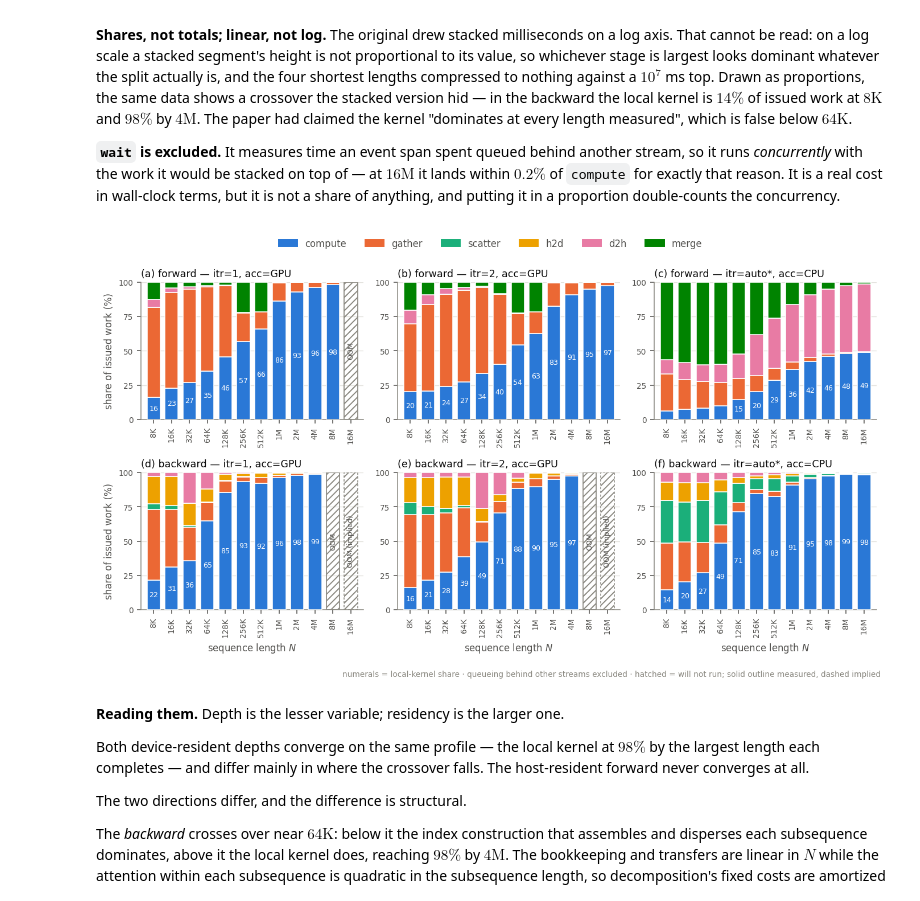
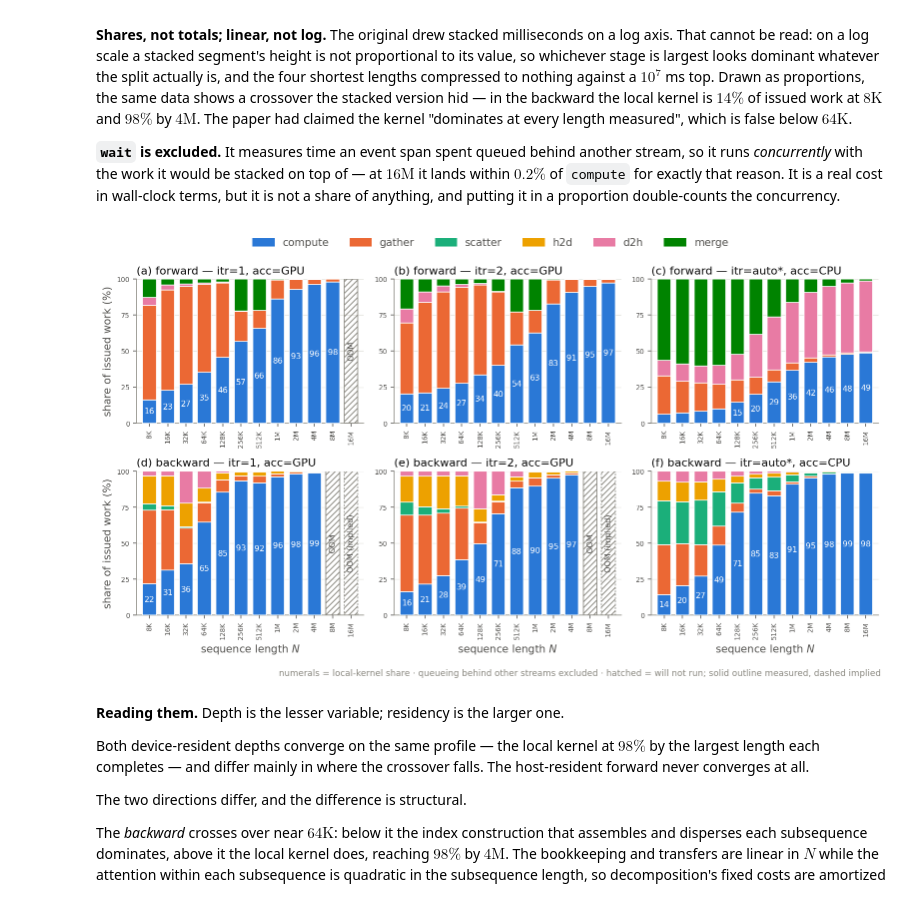
Before and after one commit to yiming-b/Stream-CQSA, a Jupyter notebook: notebooks/paper_figures.ipynb, the cells around one changed output. Saved outputs shown, nothing was run; the diff lists cells and outputs as text; code cells hidden in the pictures.

```diff
--- a/notebooks/paper_figures.ipynb
+++ b/notebooks/paper_figures.ipynb
@@ -369,8 +375,8 @@ def plot_panel(ax, rows, direction, field, ylabel, title,
                 if xi and depths.get(x) is not None and \
                         depths.get(x) != depths.get(xs[xi - 1]):
                     ax.annotate(f"itr={depths[x]}", (x, ys[xi]),
-                                textcoords="offset points", xytext=(-4, -13),
-                                ha="right", fontsize=7, color=SLOT[ci], zorder=6)
+                                textcoords="offset points", xytext=(-7, -17),
+                                ha="right", fontsize=fs(7), color=SLOT[ci], zorder=6)
 
     style_axes(ax, "sequence length $N$", ylabel, title,
                xscale="linear" if capacity else "log")
@@ -384,7 +390,7 @@ def plot_panel(ax, rows, direction, field, ylabel, title,
         ax.axhline(capacity, color=INK3, lw=0.9, ls=(0, (5, 3)), zorder=1)
         ax.text(0.015, capacity * 1.01, f"device limit {capacity:g} GiB",
                 transform=ax.get_yaxis_transform(), va="bottom", ha="left",
-                color=INK3, fontsize=7)
+                color=INK3, fontsize=fs(7))
         y_fail = capacity
     else:
         ax.set_ylim(top=hi * 6 if hi else None)
@@ -426,7 +432,10 @@ PANELS = [("fwd", "mem_alloc_peak", "peak GPU memory (GiB)", "memory"),
           ("fwd", "ms", "wall-clock (ms)", "time"),
           ("bwd", "ms", "wall-clock (ms)", "time")]
 
-fig, axes = plt.subplots(1, 4, figsize=(14.8, 3.9), squeeze=False)
+# Height half the width. At nearly 4:1 the row reproduces at a size where the
+# type has to be tiny to fit.
+W = 3.05 * 4
+fig, axes = plt.subplots(1, 4, figsize=(W, W / 2.0), squeeze=False)
 for j, (d, field, ylabel, kind) in enumerate(PANELS):
     name = "forward" if d == "fwd" else "backward"
     plot_panel(axes[0][j], TIMING, d, field, ylabel,
@@ -436,12 +445,12 @@ for j, (d, field, ylabel, kind) in enumerate(PANELS):
 
 handles, labels = axes[0][0].get_legend_handles_labels()
 fig.legend(handles, labels, loc="upper center", ncol=6, frameon=False,
-           fontsize=8, labelcolor=INK2, bbox_to_anchor=(0.5, 1.02),
+           fontsize=fs(8), labelcolor=INK2, bbox_to_anchor=(0.5, 1.005),
            handlelength=2.6, columnspacing=1.4)
 fig.text(0.5, 0.008, f"{META['gpu']} · B=1 H=8 D=64 · fp16 · causal · "
          "✕ = where the trend meets the device limit; "
          "the next length tested is the one that fails",
-         ha="center", color=INK3, fontsize=7.5)
-fig.tight_layout(rect=(0, 0.03, 1, 0.88))
+         ha="center", color=INK3, fontsize=fs(7.5))
+fig.tight_layout(rect=(0, 0.035, 1, 0.945))
 plt.show()
 # %% [output]
@@ -545,20 +554,20 @@ for i, (dt, d) in enumerate(cfgs):
     xlab.append(f"{'fp16' if dt=='float16' else 'bf16'}\n{d}")
 
 ax.set_yscale("log")
-ax.set_xticks(xpos); ax.set_xticklabels(xlab, color=INK2, fontsize=9)
+ax.set_xticks(xpos); ax.set_xticklabels(xlab, color=INK2, fontsize=fs(9))
 ax.grid(True, axis="y", color=GRID, lw=0.7); ax.set_axisbelow(True)
 for s in ("top", "right"):
     ax.spines[s].set_visible(False)
 for s in ("left", "bottom"):
     ax.spines[s].set_color(INK3); ax.spines[s].set_linewidth(0.8)
 ax.tick_params(colors=INK2, labelsize=8)
-ax.set_ylabel("relative error vs float64", color=INK2, fontsize=9)
+ax.set_ylabel("relative error vs float64", color=INK2, fontsize=fs(9))
 ax.set_title("Output accuracy is set by the input dtype, not by decomposition",
-             color=INK, fontsize=10, loc="left", pad=6)
-ax.legend(frameon=False, fontsize=8.5, labelcolor=INK2, ncol=3,
+             color=INK, fontsize=fs(10), loc="left", pad=6)
+ax.legend(frameon=False, fontsize=fs(8.5), labelcolor=INK2, ncol=3,
           loc="upper left", bbox_to_anchor=(0, -0.16))
 fig.text(0.99, 0.02, "marker = median, bar = min–max over 10 seeds",
-         ha="right", color=INK3, fontsize=7.5)
+         ha="right", color=INK3, fontsize=fs(7.5))
 fig.tight_layout()
 plt.show()
 # %% [output]
@@ -677,7 +686,7 @@ def stage_panel(ax, rows, direction, method, title):
         c = sh.get("compute", 0.0)
         if c >= 12:                     # below this the numeral will not fit
             ax.text(x, c / 2, f"{c:.0f}", ha="center", va="center",
-                    fontsize=6.5, color="white", zorder=4)
+                    fontsize=fs(6.5), color="white", zorder=4)
 
     for i, n in enumerate(failed):
         x = len(keep) + i
@@ -686,50 +695,50 @@ def stage_panel(ax, rows, direction, method, title):
                edgecolor=INK3, linewidth=0.9 if measured else 0.8,
                linestyle="solid" if measured else (0, (2.5, 1.8)), zorder=3)
         ax.text(x, 50, "OOM" if measured else "OOM (implied)", rotation=90,
-                ha="center", va="center", fontsize=6.5, color=INK2, zorder=4)
+                ha="center", va="center", fontsize=fs(6.5), color=INK2, zorder=4)
 
     xs_all = list(range(len(keep) + len(failed)))
     ax.set_xticks(xs_all)
     ax.set_xticklabels([nfmt(r["N"]) for r in keep] + [nfmt(n) for n in failed],
-                       color=INK2, fontsize=7, rotation=90)
+                       color=INK2, fontsize=fs(7), rotation=90)
     ax.set_xlim(-0.7, len(xs_all) - 0.3)
     ax.set_ylim(0, 100); ax.set_yticks([0, 25, 50, 75, 100])
     ax.grid(True, axis="y", color=GRID, lw=0.7); ax.set_axisbelow(True)
     for sp in ("top", "right"):
         ax.spines[sp].set_visible(False)
     for sp in ("left", "bottom"):
         ax.spines[sp].set_color(INK3); ax.spines[sp].set_linewidth(0.8)
     ax.tick_params(colors=INK2, labelsize=7)
-    ax.set_title(title, color=INK, fontsize=9, loc="left", pad=5)
+    ax.set_title(title, color=INK, fontsize=fs(9), loc="left", pad=5)
     return pref
 
 
-fig, axes = plt.subplots(2, 3, figsize=(10.0, 5.6), squeeze=False)
+fig, axes = plt.subplots(2, 3, figsize=(11.4, 6.4), squeeze=False)
 stages = []
 for i, d in enumerate(("fwd", "bwd")):
     for j, (method, name) in enumerate(CONFIGS):
         pref = stage_panel(axes[i][j], TIMING, d, method,
                            f"({chr(97 + i*3 + j)}) "
                            f"{'forward' if d == 'fwd' else 'backward'} — {name}")
         stages += [st for st in pref if st not in stages]
-    axes[i][0].set_ylabel("share of issued work (%)", color=INK2, fontsize=8.5)
+    axes[i][0].set_ylabel("share of issued work (%)", color=INK2, fontsize=fs(8.5))
 for j in range(3):
-    axes[1][j].set_xlabel("sequence length $N$", color=INK2, fontsize=8.5)
+    axes[1][j].set_xlabel("sequence length $N$", color=INK2, fontsize=fs(8.5))
 
 order = [st for st in STAGE_ORDER if st in stages]
 fig.legend([plt.Rectangle((0, 0), 1, 1,
                           color=SLOT[STAGE_ORDER.index(st) % len(SLOT)])
             for st in order], order,
-           loc="upper center", ncol=len(order), frameon=False, fontsize=8.5,
+           loc="upper center", ncol=len(order), frameon=False, fontsize=fs(8.5),
            labelcolor=INK2, bbox_to_anchor=(0.5, 1.005))
 fig.text(0.99, 0.005,
          "numerals = local-kernel share · queueing behind other streams excluded"
          " · hatched = will not run; solid outline measured, dashed implied",
-         ha="right", color=INK3, fontsize=7)
+         ha="right", color=INK3, fontsize=fs(7))
 fig.tight_layout(rect=(0, 0.025, 1, 0.945))
 plt.show()
 # %% [output]
-[figure, old version]
+[figure, new version]
 # %% [markdown]
 **Reading them.** Depth is the lesser variable; residency is the larger one.
 
```
Also changed, not shown: parts of 3 cells of this notebook, 10 other files.
